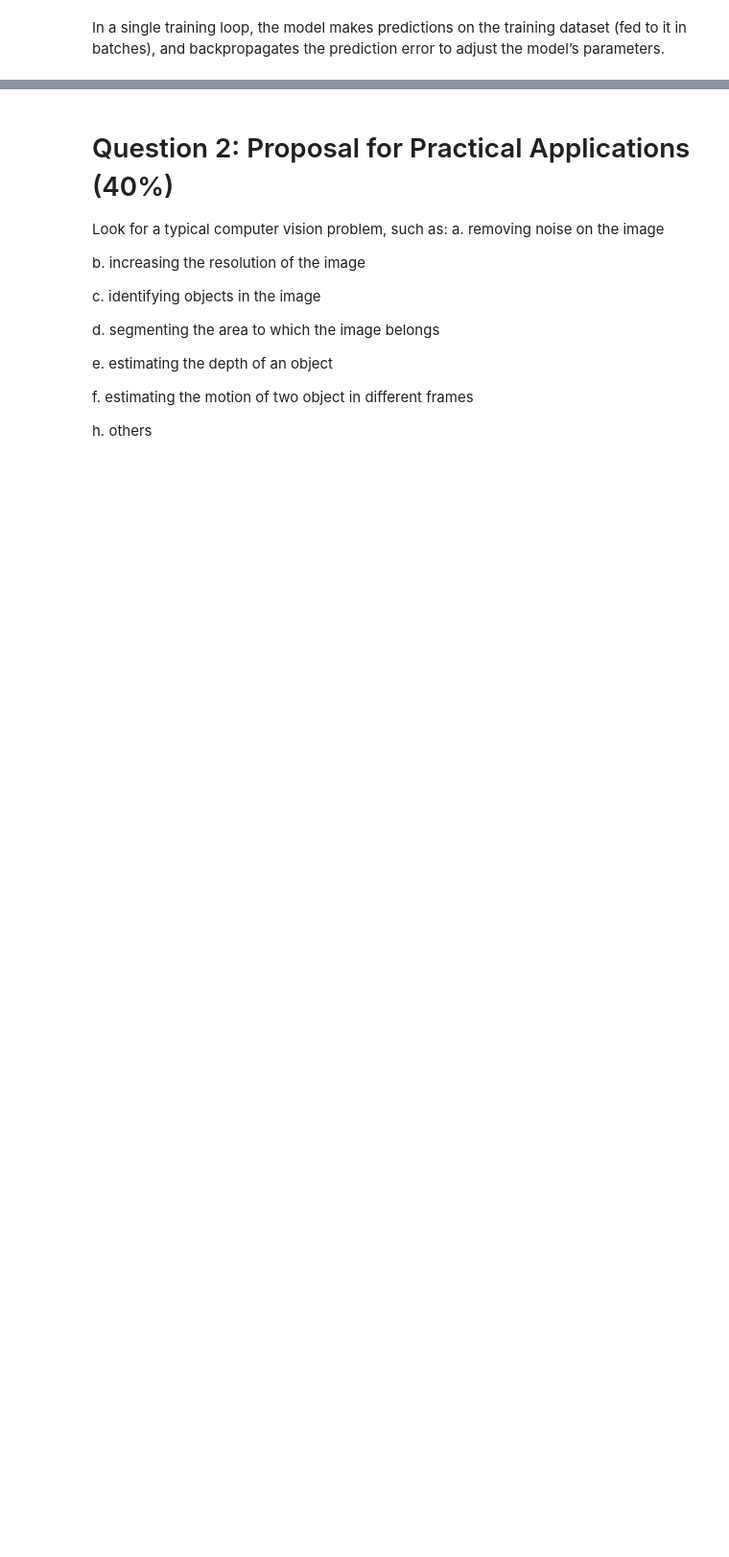
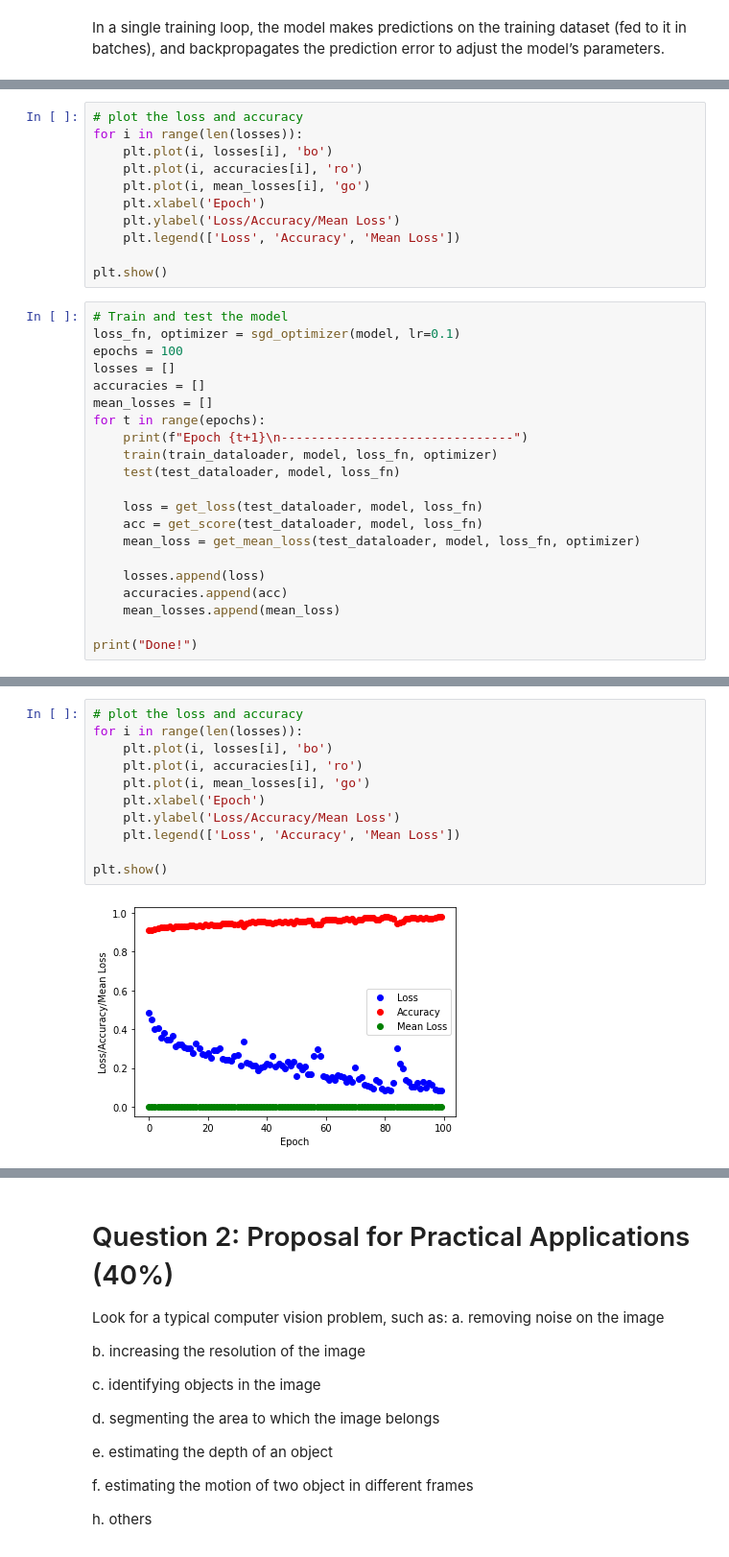
Before and after one commit to XiaoLinZzz/Computer-vision, a Jupyter notebook: assignment 3/a3.ipynb, the cells around one changed output, grey strips where cells are left out. Shown at 96% size. Drawn from its saved outputs; the diff is of its cells as text; blank space fills up the shorter version.

```diff
--- a/assignment 3/a3.ipynb
+++ b/assignment 3/a3.ipynb
@@ -394,0 +316,32 @@ run.update()
+# %%
+# plot the loss and accuracy
+for i in range(len(losses)):
+    plt.plot(i, losses[i], 'bo')
+    plt.plot(i, accuracies[i], 'ro')
+    plt.plot(i, mean_losses[i], 'go')
+    plt.xlabel('Epoch')
+    plt.ylabel('Loss/Accuracy/Mean Loss')
+    plt.legend(['Loss', 'Accuracy', 'Mean Loss'])
+
+plt.show()
+# %%
+# Train and test the model
+loss_fn, optimizer = sgd_optimizer(model, lr=0.1)
+epochs = 100
+losses = []
+accuracies = []
+mean_losses = []
+for t in range(epochs):
+    print(f"Epoch {t+1}\n-------------------------------")
+    train(train_dataloader, model, loss_fn, optimizer)
+    test(test_dataloader, model, loss_fn)
+
+    loss = get_loss(test_dataloader, model, loss_fn)
+    acc = get_score(test_dataloader, model, loss_fn)
+    mean_loss = get_mean_loss(test_dataloader, model, loss_fn, optimizer)
+
+    losses.append(loss)
+    accuracies.append(acc)
+    mean_losses.append(mean_loss)
+
+print("Done!")
@@ -394,0 +366,13 @@ run.update()
+# %%
+# plot the loss and accuracy
+for i in range(len(losses)):
+    plt.plot(i, losses[i], 'bo')
+    plt.plot(i, accuracies[i], 'ro')
+    plt.plot(i, mean_losses[i], 'go')
+    plt.xlabel('Epoch')
+    plt.ylabel('Loss/Accuracy/Mean Loss')
+    plt.legend(['Loss', 'Accuracy', 'Mean Loss'])
+
+plt.show()
+# %% [output]
+[figure, added]
```
Also changed, not shown: parts of 19 cells of this notebook, 12 other files.
